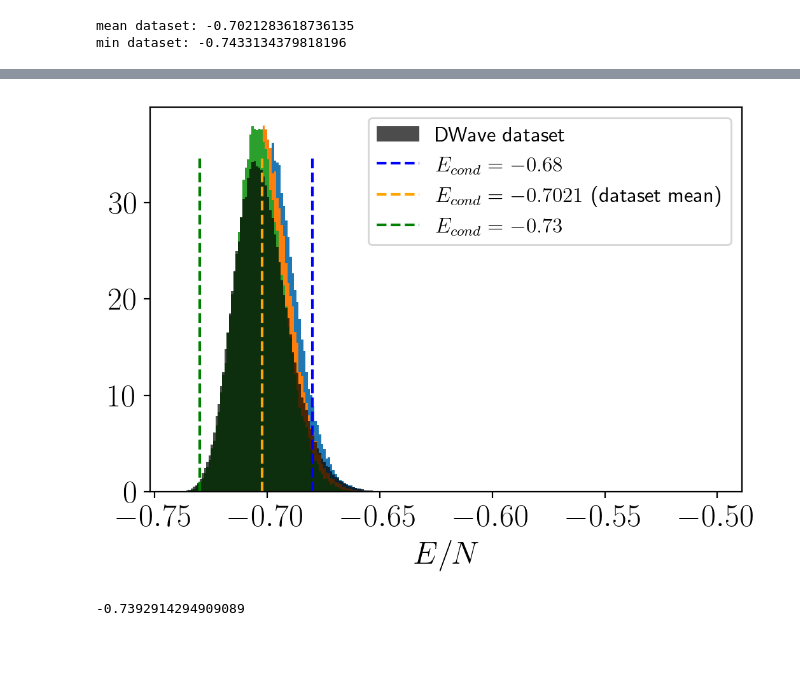
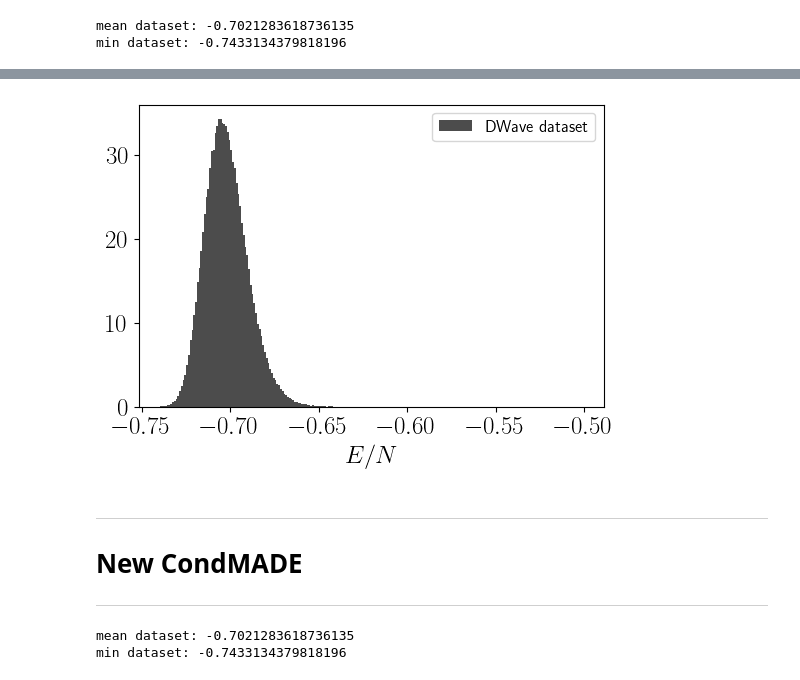
Before and after one commit to marveen94/n-mcmc-Luca, a Jupyter notebook: temp-484-spin.ipynb, the cells around one changed output, grey strips where cells are left out. Saved outputs shown, nothing was run; the diff lists cells and outputs as text; code cells hidden in the pictures; blank space fills up the shorter version.

```diff
--- a/temp-484-spin.ipynb
+++ b/temp-484-spin.ipynb
@@ -3,8 +3,10 @@ import numpy as np
 from src.utils.utils import *
 from src.utils import plot_config
 import matplotlib.pyplot as plt
+
+plt.rcParams["figure.dpi"] = 100
 # %%
-data_engs = np.load("data/484-z4-1mus/train_1mus_eng.npy")[:, 0]
+data_engs = np.load("data/conditionalMADE-data/484-z4-1mus/train_1mus_eng.npy")[:, 0]
 neigh, coup, len_neigh = get_couplings(22, "data/couplings/484-z4.txt")
 print(f"mean dataset: {data_engs.mean()}")
 print(f"min dataset: {data_engs.min()}")
@@ -58,29 +67,29 @@ for sample in samplesGS:
 # %%
 bins = np.arange(-0.74, -0.5, 0.001)
 # plt.hist(engs07, bins=50, density=True)
 # plt.hist(engs07433, bins=50, density=True)
 # plt.hist(engsGS, bins=bins, density=True)
 # plt.hist(engs060, bins=bins, density=True)
 # plt.hist(engs065, bins=bins, density=True)
-plt.hist(engs068, bins=bins, density=True)
-plt.hist(engs07021, bins=bins, density=True)
-plt.hist(engs073, bins=bins, density=True)
+# plt.hist(engs068, bins=bins, density=True)
+# plt.hist(engs07021, bins=bins, density=True)
+# plt.hist(engs073, bins=bins, density=True)
 # plt.hist(engs075, bins=bins, density=True)
 plt.hist(data_engs, bins=bins, alpha=0.7, label="DWave dataset", density=True, color="k")
 # plt.vlines(-0.60, 0, 35, linestyles="dashed", label=r"$E_{cond} = -0.60$", colors="b")
 # plt.vlines(-0.65, 0, 35, linestyles="dashed", label=r"$E_{cond} = -0.65$", colors="orange")
 # plt.vlines(-0.75, 0, 35, linestyles="dashed", label=r"$E_{cond} = -0.75$", colors="green")
-plt.vlines(-0.68, 0, 35, linestyles="dashed", label=r"$E_{cond} = -0.68$", colors="blue")
-plt.vlines(-0.7021, 0, 35, linestyles="dashed", label=r"$E_{cond} = -0.7021$ (dataset mean)", colors="orange")
-plt.vlines(-0.73, 0, 35, linestyles="dashed", label=r"$E_{cond} = -0.73$", colors="green")
+# plt.vlines(-0.68, 0, 35, linestyles="dashed", label=r"$E_{cond} = -0.68$", colors="blue")
+# plt.vlines(-0.7021, 0, 35, linestyles="dashed", label=r"$E_{cond} = -0.7021$ (dataset mean)", colors="orange")
+# plt.vlines(-0.73, 0, 35, linestyles="dashed", label=r"$E_{cond} = -0.73$", colors="green")
 # plt.vlines(-0.755, 0, 35, linestyles="dashed", label=r"$E_{cond} = -0.755$ (GS)", colors="green")
 # plt.yscale("log")
 plt.xlabel(r"$E/N$")
 plt.legend(fontsize=12)
 plt.show()
 # %% [output]
-[figure, old version]
+[figure, new version]
-# %%
-print(min(engs075))
-# %% [output]
--0.7392914294909089
+# %% [markdown]
+---
+# New CondMADE
+---
@@ -86,0 +103,8 @@ print(min(engs075))
+# %%
+data_engs = np.load("data/conditionalMADE-data/484-z4-1mus/train_1mus_eng.npy")[:, 0]
+neigh, coup, len_neigh = get_couplings(22, "data/couplings/484-z4.txt")
+print(f"mean dataset: {data_engs.mean()}")
+print(f"min dataset: {data_engs.min()}")
+# %% [output]
+mean dataset: -0.7021283618736135
+min dataset: -0.7433134379818196
```
Also changed, not shown: parts of 6 cells of this notebook, 2 other files.
